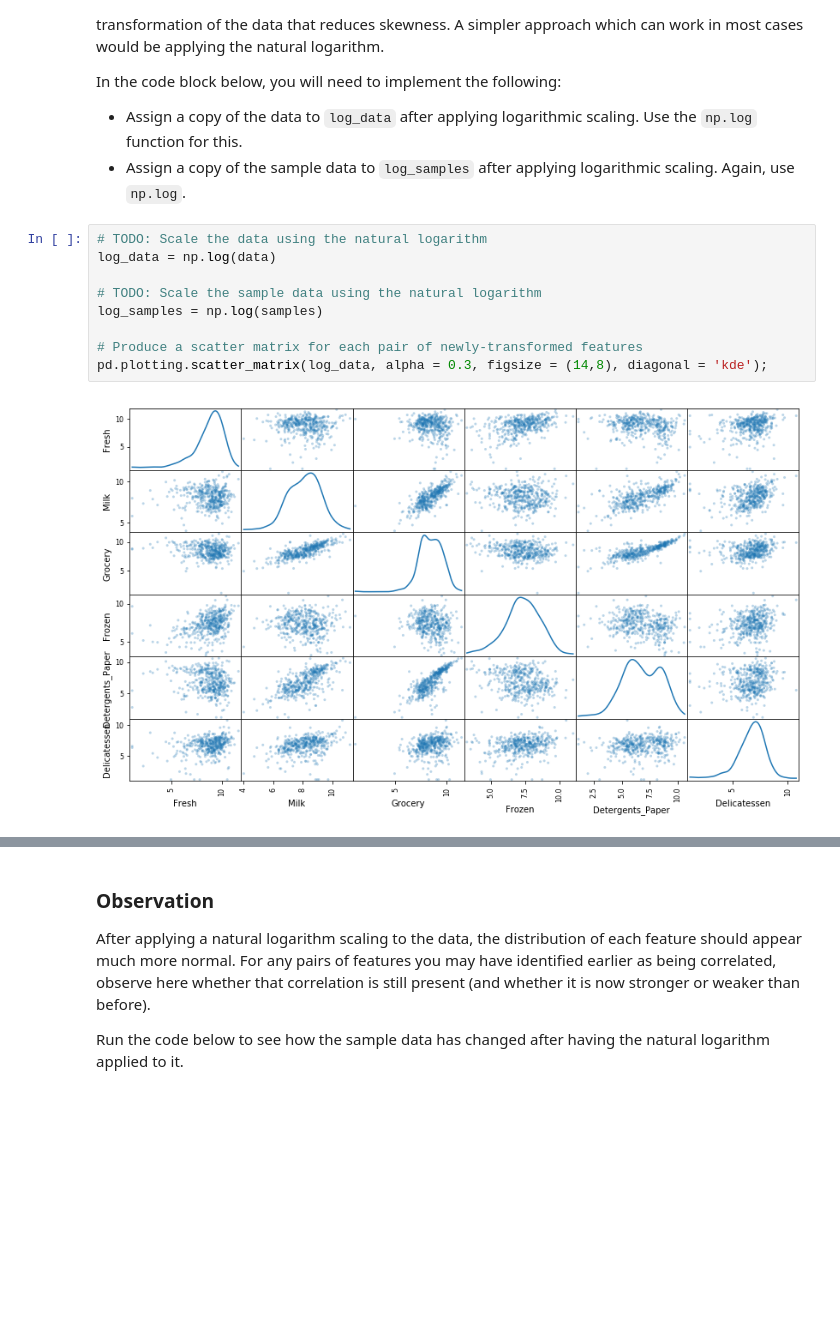
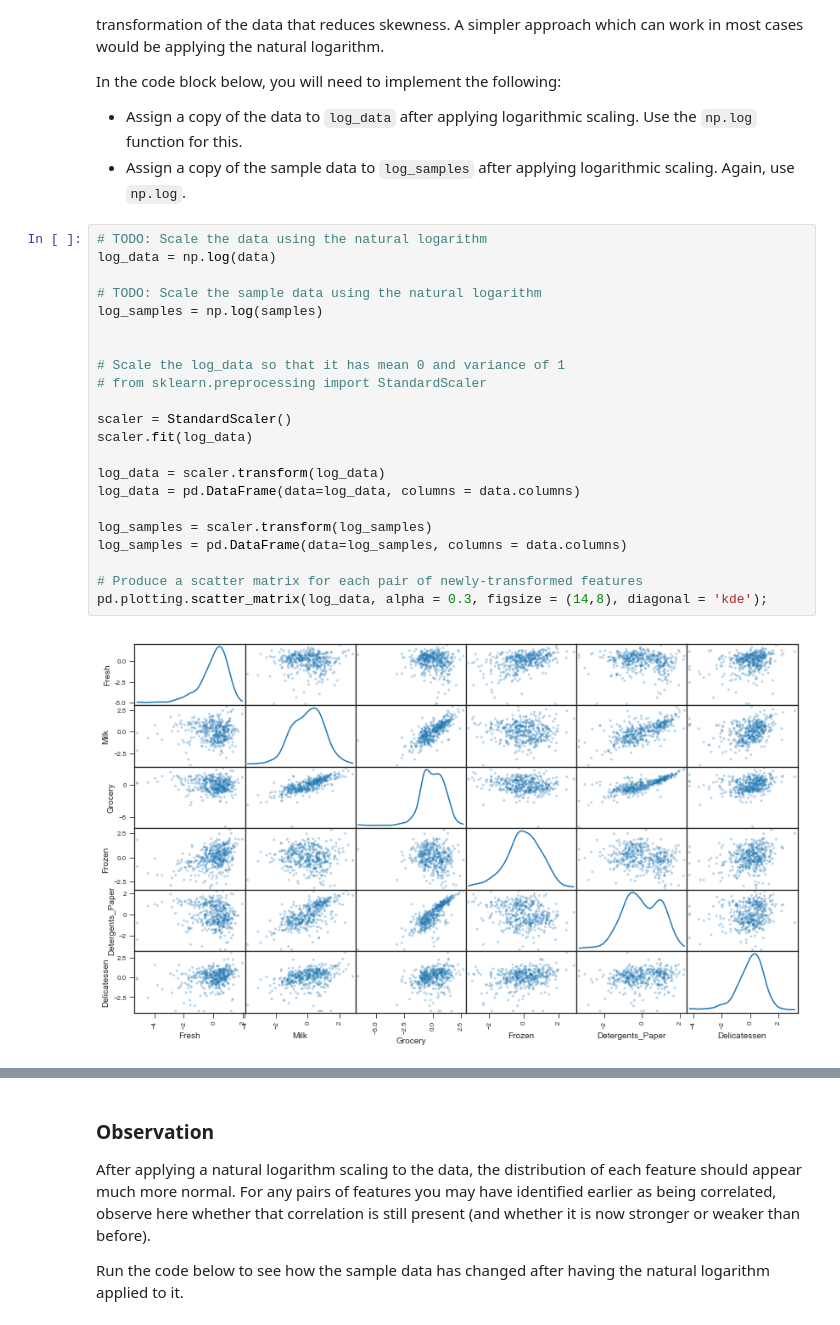
Before and after one commit to Iamjulius/machine-learning, a Jupyter notebook: customer_segments/customer_segments.ipynb, the cells around one changed output, grey strips where cells are left out. Saved outputs shown, nothing was run; the diff lists cells and outputs as text; blank space fills up the shorter version.

```diff
--- a/customer_segments/customer_segments.ipynb
+++ b/customer_segments/customer_segments.ipynb
@@ -197,11 +243,24 @@ In the code block below, you will need to implement the following:
 # %%
 # TODO: Scale the data using the natural logarithm
 log_data = np.log(data)
 
 # TODO: Scale the sample data using the natural logarithm
 log_samples = np.log(samples)
 
+
+# Scale the log_data so that it has mean 0 and variance of 1
+# from sklearn.preprocessing import StandardScaler
+
+scaler = StandardScaler()
+scaler.fit(log_data)
+
+log_data = scaler.transform(log_data)
+log_data = pd.DataFrame(data=log_data, columns = data.columns)
+
+log_samples = scaler.transform(log_samples)
+log_samples = pd.DataFrame(data=log_samples, columns = data.columns)
+
 # Produce a scatter matrix for each pair of newly-transformed features
 pd.plotting.scatter_matrix(log_data, alpha = 0.3, figsize = (14,8), diagonal = 'kde');
 # %% [output]
-[figure, old version]
+[figure, new version]
```
Also changed, not shown: parts of 31 cells of this notebook, 1 other file.
